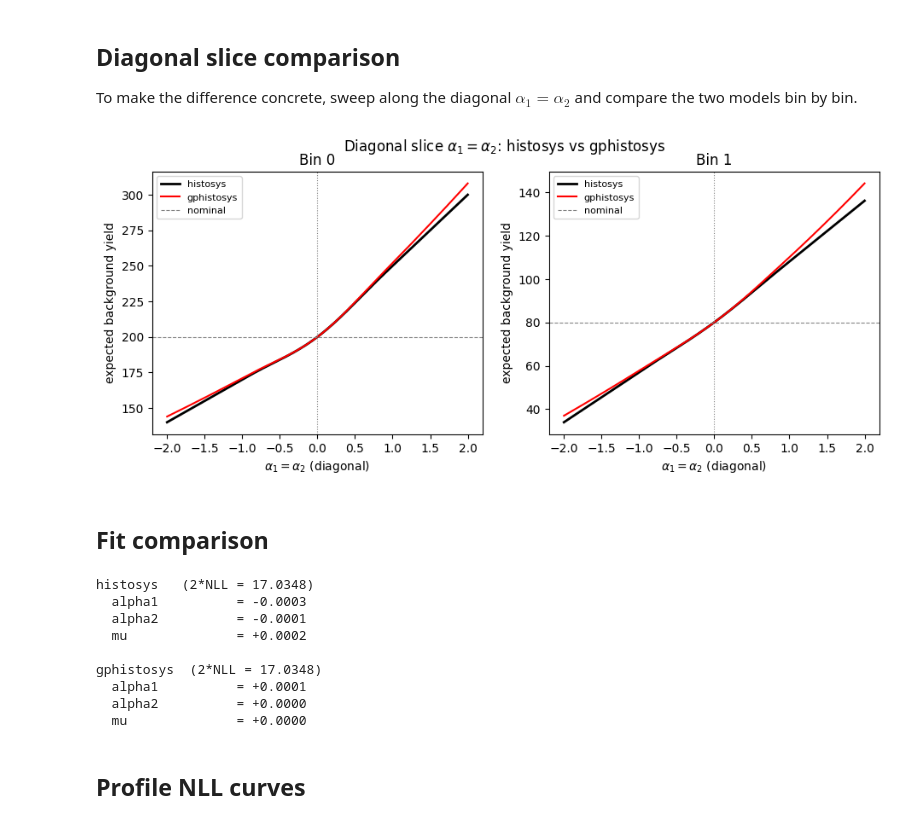
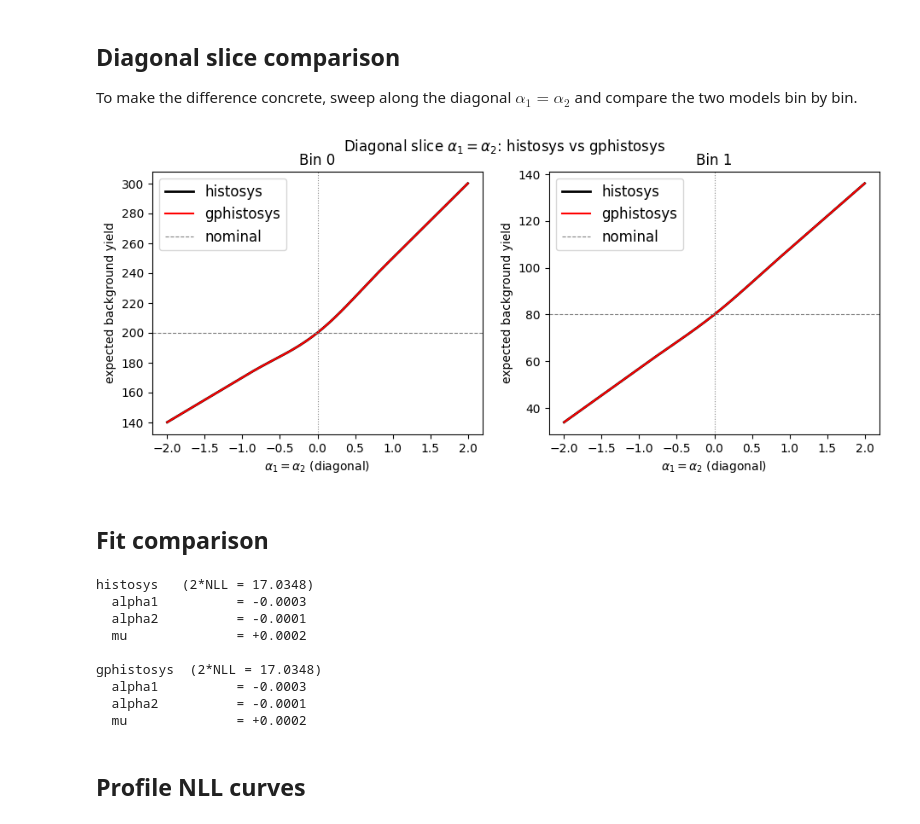
Before and after one commit to JaySandesara/pyhf, a Jupyter notebook: docs/examples/notebooks/gphistosys_2d.ipynb, the cells around one changed output. Saved outputs shown, nothing was run; the diff lists cells and outputs as text; code cells hidden in the pictures.

```diff
--- a/docs/examples/notebooks/gphistosys_2d.ipynb
+++ b/docs/examples/notebooks/gphistosys_2d.ipynb
@@ -70,7 +68,7 @@ def make_gphistosys2d_ws(basis, templates, labels):
              "data": NOM,
              "modifiers": [
                  {"name": "alpha",
-                  "type": "gphistosys",
+                  "type": "gphistosys_additive",
                   "data": {"nodes": basis,
                            "templates": templates,
                            "labels": labels}},
@@ -225,35 +242,35 @@ def sweep_diagonal(model, diag_vals, mu=0.0, a1_name='alpha1', a2_name='alpha2')
     """Sweep along the diagonal $\alpha_1 = \alpha_2$."""
     mu_idx = model.config.par_map['mu']['slice'].start
     a1_idx = model.config.par_map[a1_name]['slice'].start
     a2_idx = model.config.par_map[a2_name]['slice'].start
     out = []
     for a in diag_vals:
         pars = np.array(model.config.suggested_init())
         pars[mu_idx] = mu
         pars[a1_idx] = a
         pars[a2_idx] = a
         out.append(model.expected_actualdata(pars))
     return np.array(out)
 
 
 y_histo_diag = sweep_diagonal(histo_model, diag_vals)
 y_gp_diag    = sweep_diagonal(gp_model,    diag_vals)
 
 fig, axes = plt.subplots(1, 2, figsize=(11, 4))
 for bin_idx, ax in enumerate(axes):
     ax.plot(diag_vals, y_histo_diag[:, bin_idx], 'k-',  lw=2,   label='histosys')
     ax.plot(diag_vals, y_gp_diag   [:, bin_idx], 'r-',  lw=1.5, label='gphistosys')
     ax.axvline(0, color='grey', lw=0.8, ls=':')
     ax.axhline(NOM[bin_idx], color='grey', lw=0.8, ls='--', label='nominal')
     ax.set_xlabel(r'$\alpha_1 = \alpha_2$ (diagonal)')
     ax.set_ylabel('expected background yield')
     ax.set_title(f'Bin {bin_idx}')
-    ax.legend(fontsize=8)
+    ax.legend(fontsize=12)
 
 plt.suptitle(r'Diagonal slice $\alpha_1 = \alpha_2$: histosys vs gphistosys', fontsize=12)
 plt.show()
 # %% [output]
-[figure, old version]
+[figure, new version]
 # %% [markdown]
 ## Fit comparison
 # %%
@@ -280,9 +297,9 @@ histosys   (2*NLL = 17.0348)
   mu              = +0.0002
 
 gphistosys  (2*NLL = 17.0348)
-  alpha1          = +0.0001
-  alpha2          = +0.0000
-  mu              = +0.0000
+  alpha1          = -0.0003
+  alpha2          = -0.0001
+  mu              = +0.0002
 # %% [markdown]
 ## Profile NLL curves
 # %%
```
Also changed, not shown: parts of 9 cells of this notebook, 6 other files.
